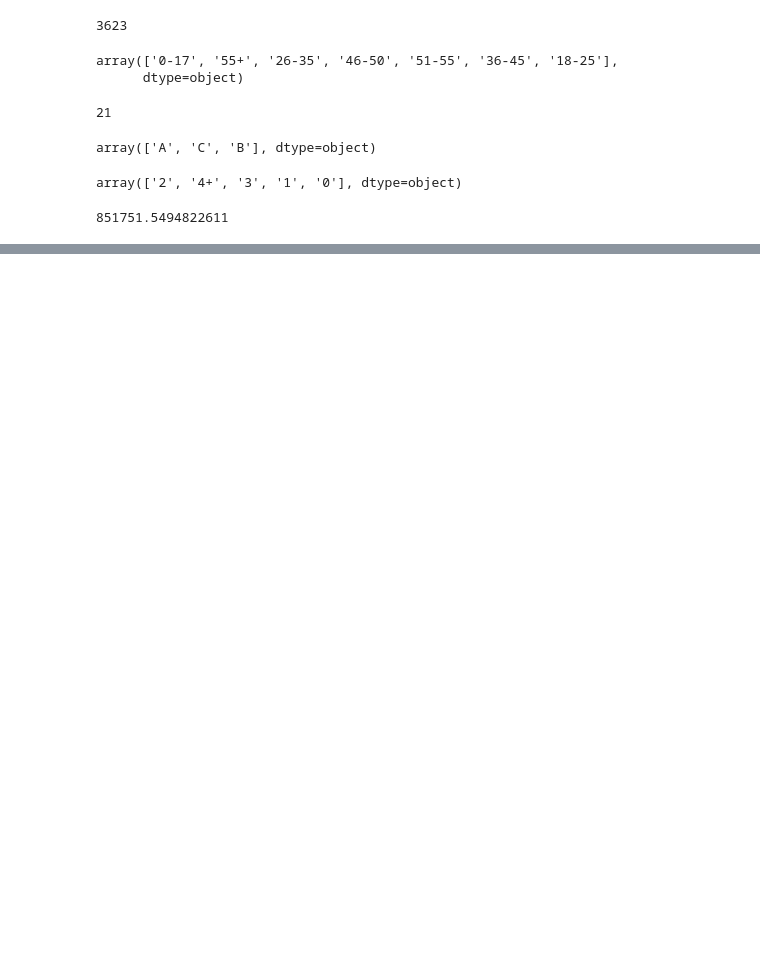
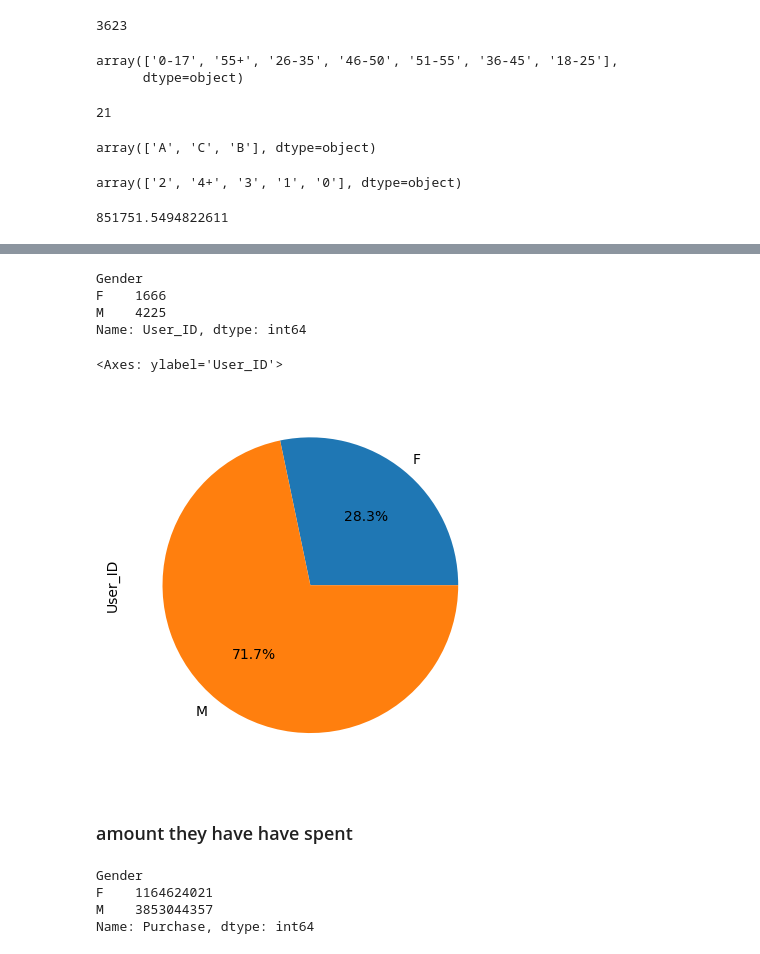
Before and after one commit to Darsh-Paliwal/Black_friday_sales_analysis, a Jupyter notebook: Project2.ipynb, the cells around one changed output, grey strips where cells are left out. Drawn from its saved outputs; the diff is of its cells as text; code cells hidden in the pictures; blank space fills up the shorter version.

```diff
--- a/Project2.ipynb
+++ b/Project2.ipynb
@@ -89,0 +120,21 @@ df_purchases.values.sum()/len(df_purchases)  ## average purchase by an user
+# %%
+df.groupby('Gender')['User_ID'].nunique()
+# %% [output]
+Gender
+F    1666
+M    4225
+Name: User_ID, dtype: int64
+# %%
+df.groupby('Gender')['User_ID'].nunique().plot(kind='pie' , autopct = '%.1f%%')
+# %% [output]
+<Axes: ylabel='User_ID'>
+[figure, added]
+# %% [markdown]
+### amount they have have spent
+# %%
+df.groupby('Gender')['Purchase'].sum()
+# %% [output]
+Gender
+F    1164624021
+M    3853044357
+Name: Purchase, dtype: int64
```
Also changed, not shown: parts of 11 cells of this notebook.
